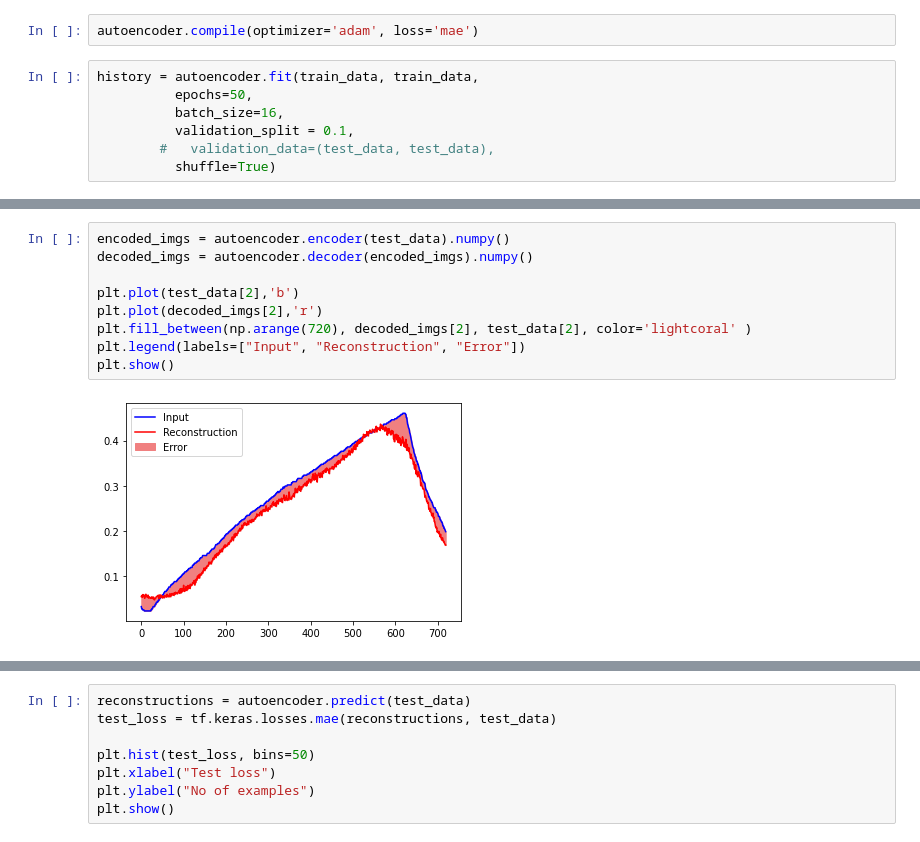
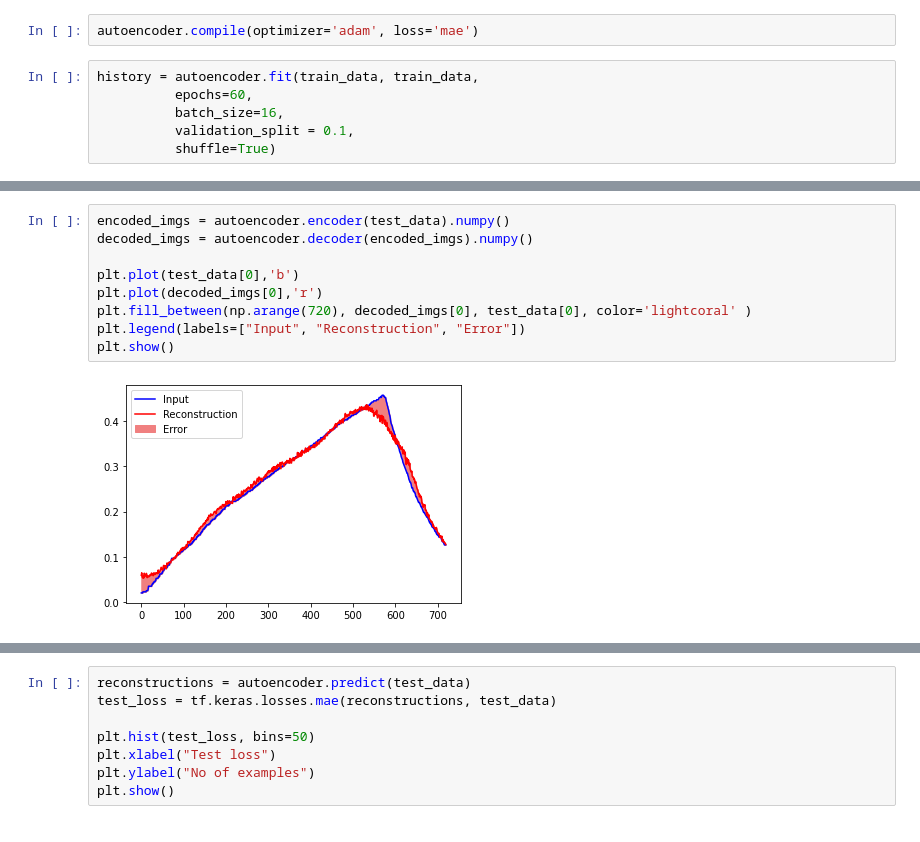
Before and after one commit to microsoft/ai-freezer-monitor, a Jupyter notebook: anomaly-detection-training/autoencoder_training.ipynb, the cells around one changed output, grey strips where cells are left out. Cells and saved outputs as stored; diff of their text form.

```diff
--- a/anomaly-detection-training/autoencoder_training.ipynb
+++ b/anomaly-detection-training/autoencoder_training.ipynb
@@ -110,9 +111,8 @@ autoencoder = AnomalyDetector()
 autoencoder.compile(optimizer='adam', loss='mae')
 # %%
 history = autoencoder.fit(train_data, train_data,
-          epochs=50,
+          epochs=60,
           batch_size=16,
           validation_split = 0.1,
-        #   validation_data=(test_data, test_data),
           shuffle=True)
 # %% [output]
@@ -143,11 +154,11 @@ plt.legend()
 # %%
 encoded_imgs = autoencoder.encoder(test_data).numpy()
 decoded_imgs = autoencoder.decoder(encoded_imgs).numpy()
 
-plt.plot(test_data[2],'b')
-plt.plot(decoded_imgs[2],'r')
-plt.fill_between(np.arange(720), decoded_imgs[2], test_data[2], color='lightcoral' )
+plt.plot(test_data[0],'b')
+plt.plot(decoded_imgs[0],'r')
+plt.fill_between(np.arange(720), decoded_imgs[0], test_data[0], color='lightcoral' )
 plt.legend(labels=["Input", "Reconstruction", "Error"])
 plt.show()
 # %% [output]
-[figure, old version]
+[figure, new version]
```
Also changed, not shown: parts of 32 cells of this notebook, 14 other files.
